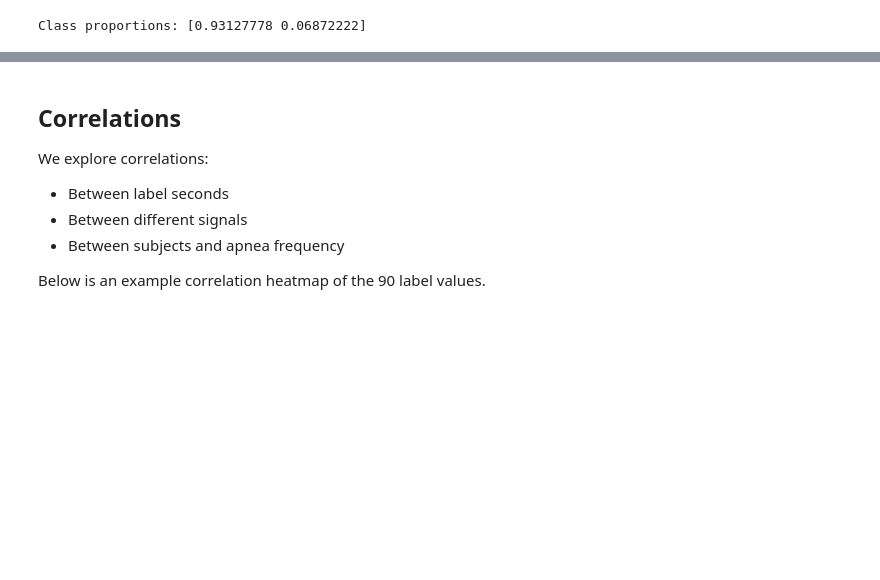
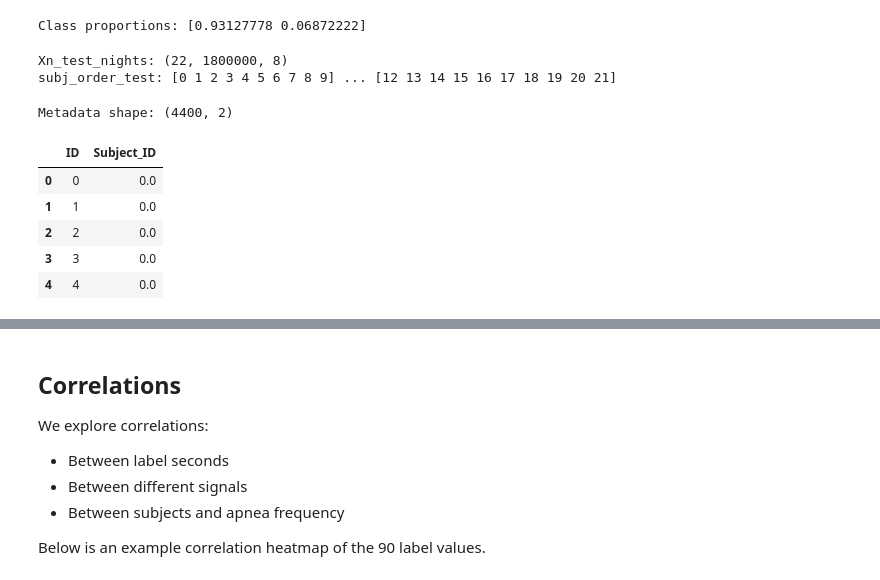
Before and after one commit to giuuusepeda/Sleep_Apnea, a Jupyter notebook: 1_DatasetCharacteristics/exploratory_data_analysis.ipynb, the cells around one changed output, grey strips where cells are left out. Saved outputs shown, nothing was run; the diff lists cells and outputs as text; code cells hidden in the pictures; blank space fills up the shorter version.

```diff
--- a/1_DatasetCharacteristics/exploratory_data_analysis.ipynb
+++ b/1_DatasetCharacteristics/exploratory_data_analysis.ipynb
@@ -171,3 +171,40 @@ print("Class proportions:", counts / counts.sum())
 # %% [output]
 [figure]
 Class proportions: [0.93127778 0.06872222]
+# %%
+#importar h5 files de X_test
+X_TEST_PATH = r"C:\Users\giuli\Documents\Open_Campus\Sleep_Apnea\00_DataProcessing\01_Data\02_processed\nights_test.h5"
+
+with h5py.File(X_TEST_PATH, "r") as f:
+    Xn_test_nights = f["X_nights"][:].astype("float32")
+    subj_order_test = f["subject_ids"][:].astype(int)
+
+print("Xn_test_nights:", Xn_test_nights.shape)     # (22, 1800000, 8)
+print("subj_order_test:", subj_order_test[:10], "...", subj_order_test[-10:])
+# %% [output]
+Xn_test_nights: (22, 1800000, 8)
+subj_order_test: [0 1 2 3 4 5 6 7 8 9] ... [12 13 14 15 16 17 18 19 20 21]
+# %%
+#importar metadados dos sujeitos
+meta_df = pd.read_csv(r"C:\Users\giuli\Documents\Open_Campus\Sleep_Apnea\00_DataProcessing\01_Data\01_Original\X_train_h7ipJUo.csv")
+print("Metadata shape:", meta_df.shape)
+
+#combinar metadados com y_df
+y_meta_df = y_df.merge(meta_df, on="ID", how="left")
+y_meta_df.head()
+
+#combinar metadados teste sujeitos com sujeito order test Xn_test_nights e subj_order_test
+test_meta_df = pd.DataFrame({
+    "ID": subj_order_test
+})
+test_meta_df.head()
+test_meta_df = test_meta_df.merge(meta_df, on="ID", how="left")
+test_meta_df.head()
+# %% [output]
+Metadata shape: (4400, 2)
+|  | ID | Subject_ID |
+| 0 | 0 | 0.0 |
+| 1 | 1 | 0.0 |
+| 2 | 2 | 0.0 |
+| 3 | 3 | 0.0 |
+| 4 | 4 | 0.0 |
```
Also changed, not shown: parts of 5 cells of this notebook, 48 other files.
